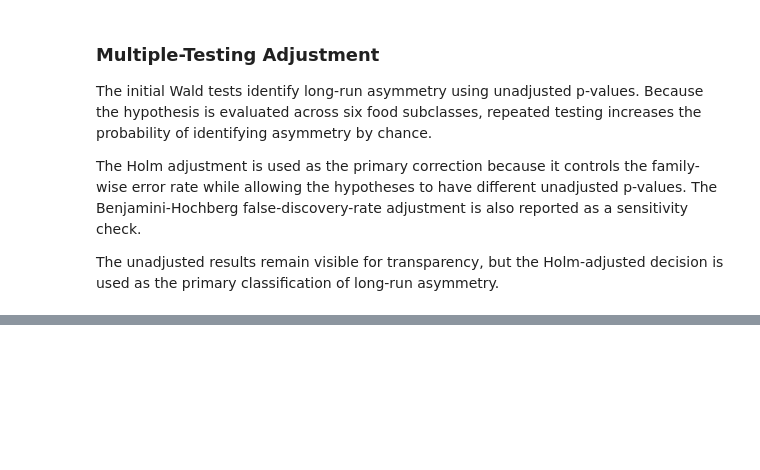
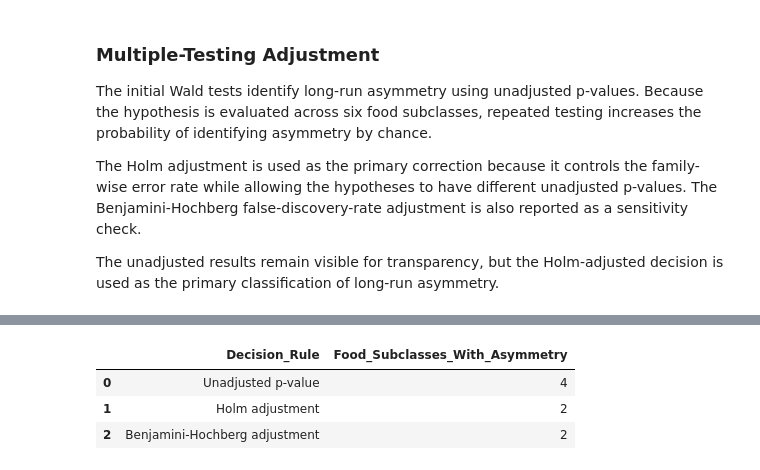
Before and after one commit to MasindiManaga/ERPT_ML_Research, a Jupyter notebook: notebooks/06_Econometric_Modelling.ipynb, the cells around one changed output, grey strips where cells are left out. Saved outputs shown, nothing was run; the diff lists cells and outputs as text; code cells hidden in the pictures; blank space fills up the shorter version.

```diff
--- a/notebooks/06_Econometric_Modelling.ipynb
+++ b/notebooks/06_Econometric_Modelling.ipynb
@@ -2484,0 +2542,23 @@ The unadjusted results remain visible for transparency, but the Holm-adjusted de
+# %%
+# summarise the effect of multiple-testing correction
+multiple_testing_summary = pd.DataFrame(
+    {
+        "Decision_Rule": [
+            "Unadjusted p-value",
+            "Holm adjustment",
+            "Benjamini-Hochberg adjustment",
+        ],
+        "Food_Subclasses_With_Asymmetry": [
+            int(final_long_run_asymmetry_results["Long_Run_Asymmetry"].sum()),
+            int(final_long_run_asymmetry_results["Holm_Asymmetry"].sum()),
+            int(final_long_run_asymmetry_results["FDR_Asymmetry"].sum()),
+        ],
+    }
+)
+
+display(multiple_testing_summary)
+# %% [output]
+|  | Decision_Rule | Food_Subclasses_With_Asymmetry |
+| 0 | Unadjusted p-value | 4 |
+| 1 | Holm adjustment | 2 |
+| 2 | Benjamini-Hochberg adjustment | 2 |
```
Also changed, not shown: parts of 5 cells of this notebook.
